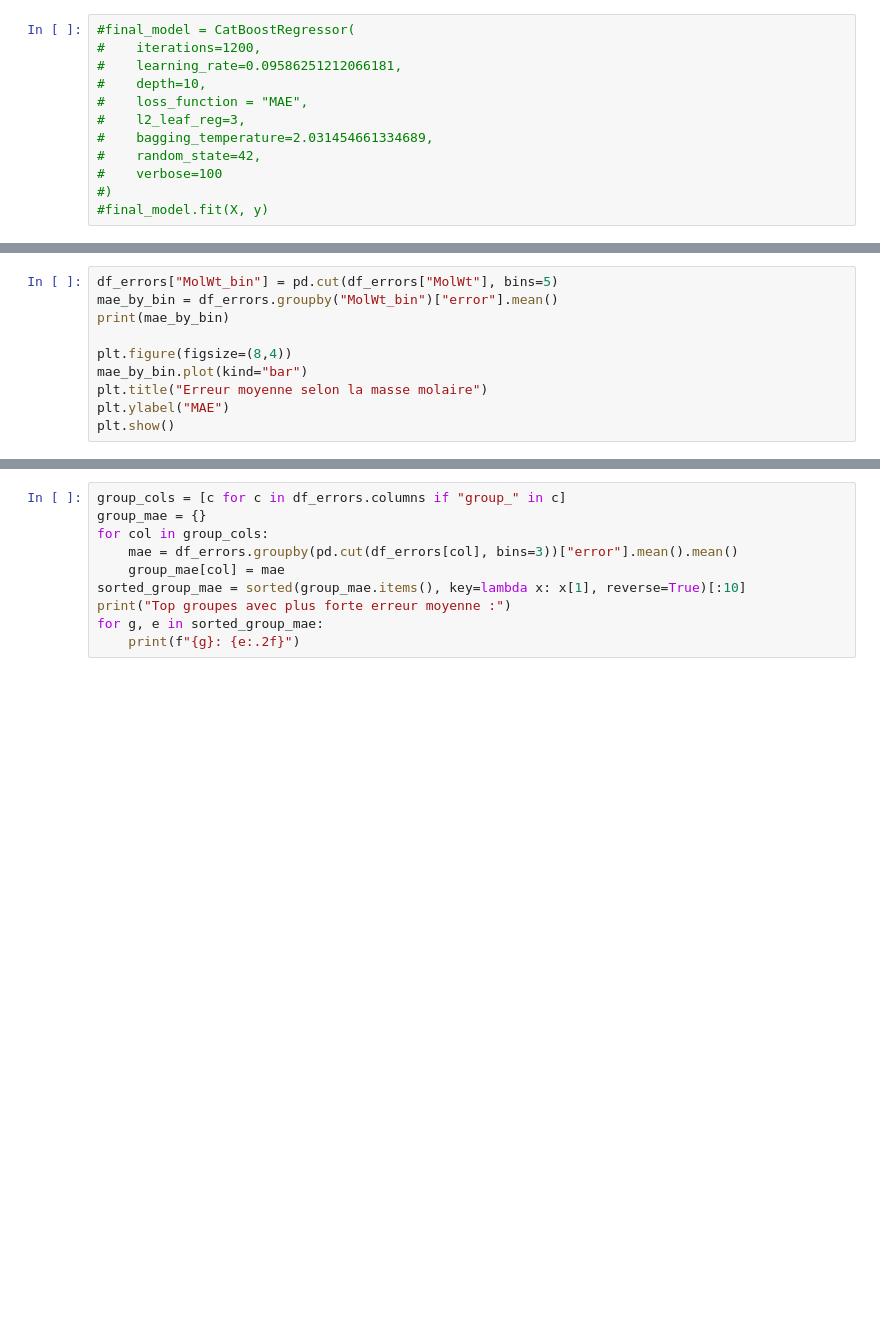
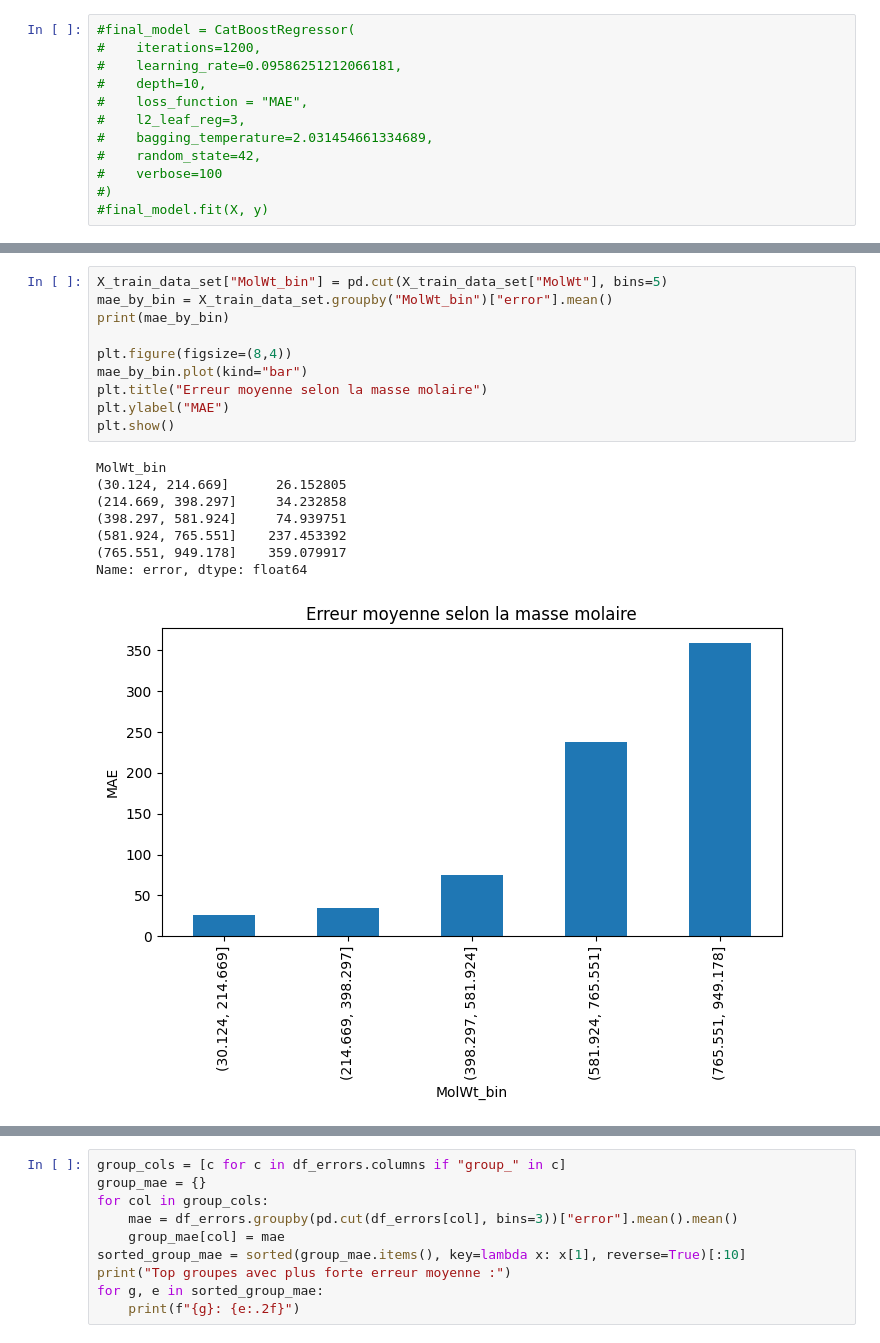
Before and after one commit to DragonSaam/Melting-Point, a Jupyter notebook: melting-point.ipynb, the cells around one changed output, grey strips where cells are left out. Drawn from its saved outputs; the diff is of its cells as text; blank space fills up the shorter version.

```diff
--- a/melting-point.ipynb
+++ b/melting-point.ipynb
@@ -465,10 +525,19 @@ plt.title("Erreur vs Donneurs de H")
 # %%
-df_errors["MolWt_bin"] = pd.cut(df_errors["MolWt"], bins=5)
-mae_by_bin = df_errors.groupby("MolWt_bin")["error"].mean()
+X_train_data_set["MolWt_bin"] = pd.cut(X_train_data_set["MolWt"], bins=5)
+mae_by_bin = X_train_data_set.groupby("MolWt_bin")["error"].mean()
 print(mae_by_bin)
 
 plt.figure(figsize=(8,4))
 mae_by_bin.plot(kind="bar")
 plt.title("Erreur moyenne selon la masse molaire")
 plt.ylabel("MAE")
 plt.show()
+# %% [output]
+MolWt_bin
+(30.124, 214.669]      26.152805
+(214.669, 398.297]     34.232858
+(398.297, 581.924]     74.939751
+(581.924, 765.551]    237.453392
+(765.551, 949.178]    359.079917
+Name: error, dtype: float64
+[figure, added]
```
Also changed, not shown: parts of 11 cells of this notebook.
